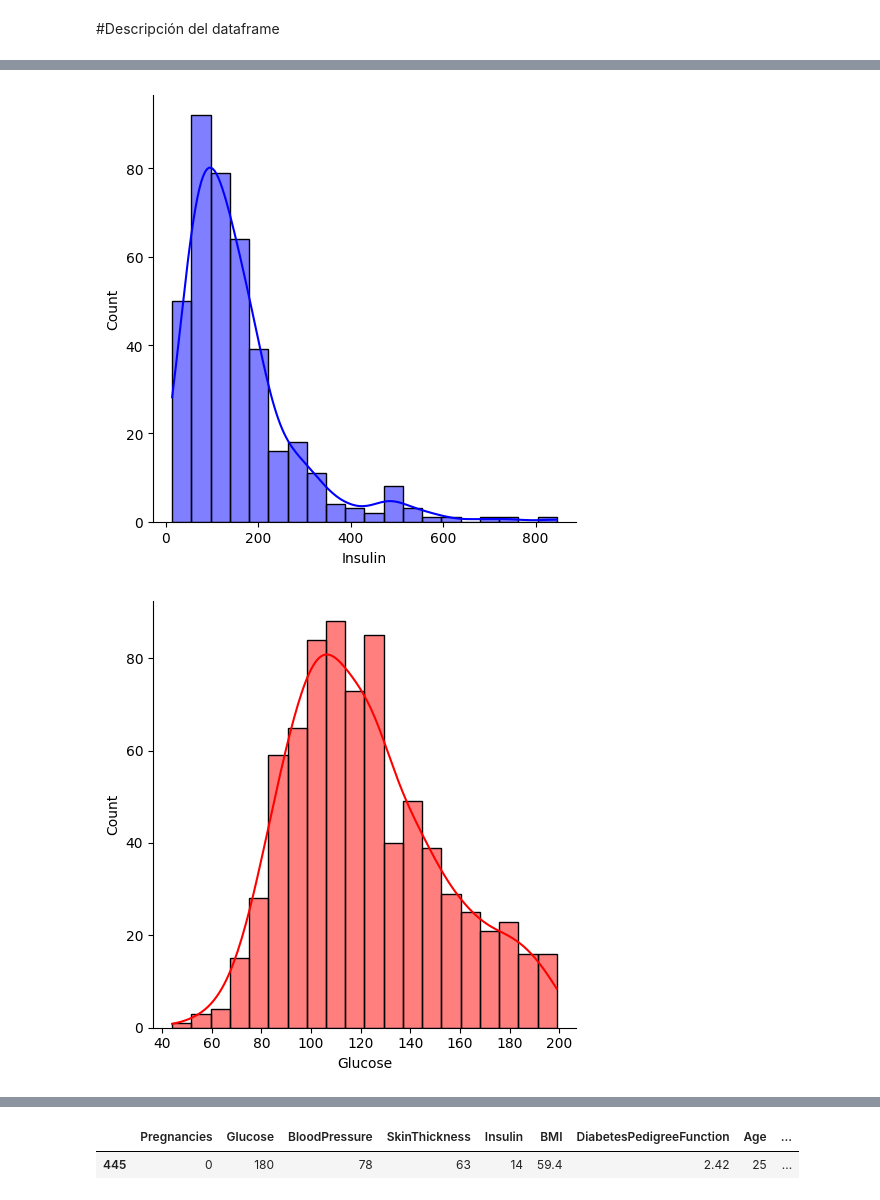
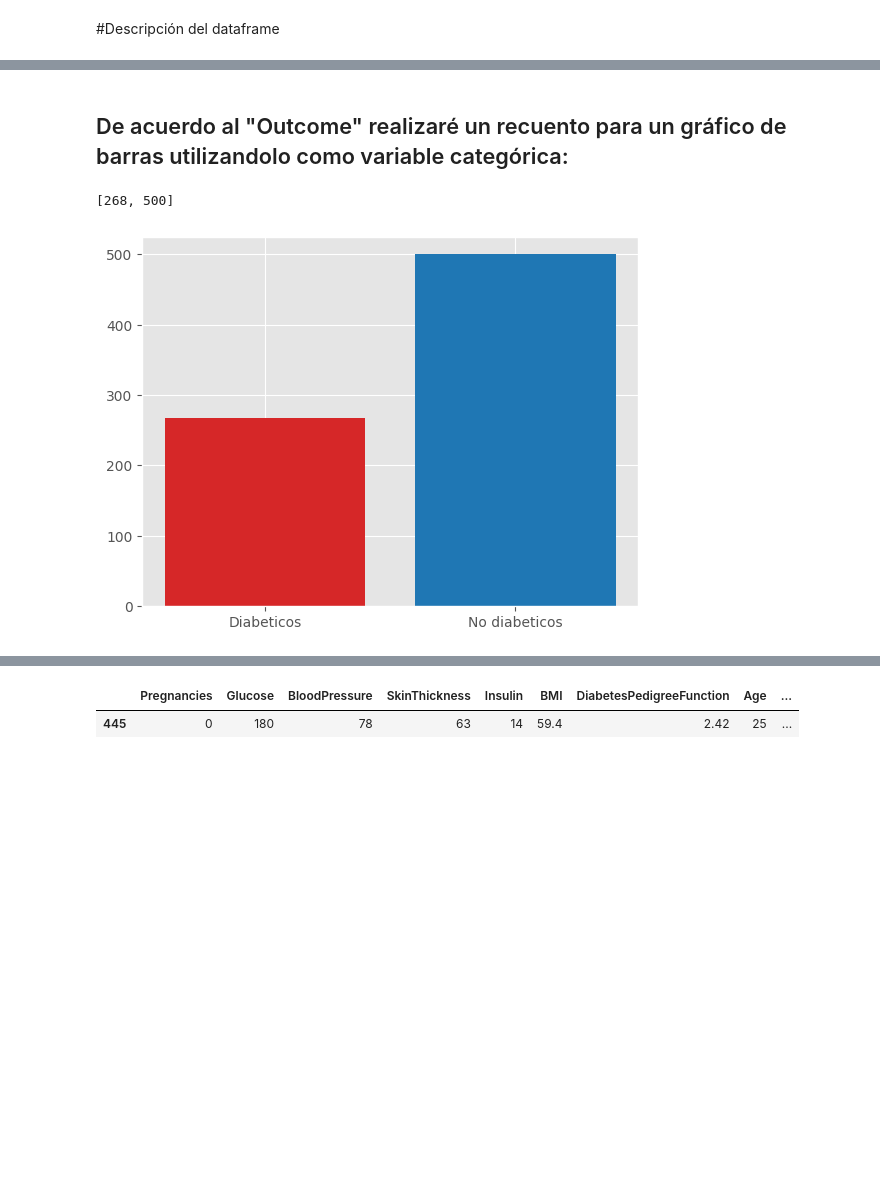
Before and after one commit to pablillo77/data_science_1, a Jupyter notebook: VisualizacionGimenez.ipynb, the cells around one changed output, grey strips where cells are left out. Saved outputs shown, nothing was run; the diff lists cells and outputs as text; code cells hidden in the pictures; blank space fills up the shorter version.

```diff
--- a/VisualizacionGimenez.ipynb
+++ b/VisualizacionGimenez.ipynb
@@ -116,8 +107,14 @@ Text(0, 0.5, 'Insulina (uU/ml)')
-# %%
-sns.displot(df, x="Insulin", bins=20, kde=True, color='blue')
-plt.gca().spines[['top', 'right',]].set_visible(False)
-sns.displot(df, x="Glucose", bins=20, kde=True, color='red')
-plt.gca().spines[['top', 'right',]].set_visible(False)
-# %% [output]
-[figure, removed]
-[figure, removed]
+# %% [markdown]
+## De acuerdo al "Outcome" realizaré un recuento para un gráfico de barras utilizandolo como variable categórica:
+# %%
+fig, ax = plt.subplots()
+
+outcomes = [1, 0]
+counts = [(df['Outcome']==1).value_counts()[1], df["Outcome"].value_counts()[0]]
+bar_labels = ['red', 'blue']
+bar_colors = ['tab:red', 'tab:blue']
+ax.bar(["Diabeticos","No diabeticos"], counts, label=bar_labels, color=bar_colors)
+counts
+# %% [output]
+[268, 500]
+[figure, added]
```
Also changed, not shown: parts of 13 cells of this notebook.
